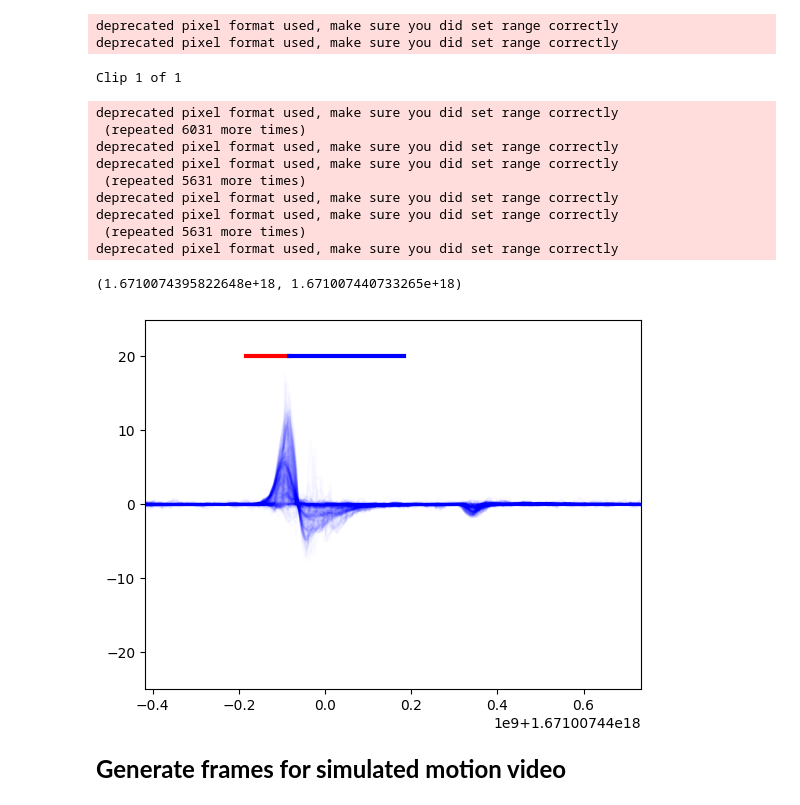
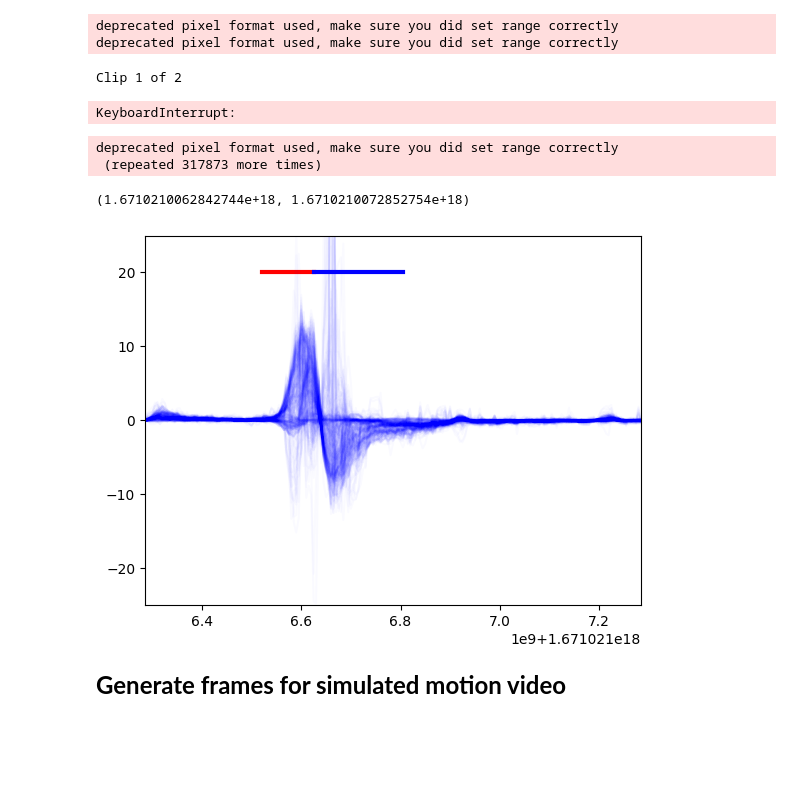
Before and after one commit to tpfffr/neon_blink_detection, a Jupyter notebook: notebooks/check_optical_flow.ipynb, the cells around one changed output. Cells and saved outputs as stored; diff of their text form; code cells hidden in the pictures; blank space fills up the shorter version.

```diff
--- a/notebooks/check_optical_flow.ipynb
+++ b/notebooks/check_optical_flow.ipynb
@@ -36,7 +36,7 @@ clip_names = np.array(
     ]
 )
 
-iclip = 0
+iclip = 1
 # %%
 rec = video_loader(of_params, aug_params)
 
@@ -44,16 +44,8 @@ ts, images_left, images_right = rec._get_frames(clip_names[iclip], convert_to_gr
 # %% [output]
 deprecated pixel format used, make sure you did set range correctly
 deprecated pixel format used, make sure you did set range correctly
-Clip 1 of 1
+Clip 1 of 2
-deprecated pixel format used, make sure you did set range correctly
- (repeated 6031 more times)
-deprecated pixel format used, make sure you did set range correctly
-deprecated pixel format used, make sure you did set range correctly
- (repeated 5631 more times)
-deprecated pixel format used, make sure you did set range correctly
-deprecated pixel format used, make sure you did set range correctly
- (repeated 5631 more times)
-deprecated pixel format used, make sure you did set range correctly
+KeyboardInterrupt:
 # %%
 of_params = OfParams(n_layers=3, layer_interval=7, average=False, img_shape=(64, 64), grid_size=4, step_size=5, window_size=11, stop_steps=3)
 
@@ -76,22 +68,24 @@ offsets = np.vstack((np.array(labels[labels["label"]=="offset"]["start_ts"]), np
 # %%
 
 import matplotlib.pyplot as plt
 
 for onset in onsets:
     if onset[0]>ts[0]:
         plt.plot(onset, [20,20], "r", lw=3)
 for offset in offsets:
     if offset[0]>ts[0]:
         plt.plot(offset, [20,20], "b", lw=3)
 
 for i in range(400):
     plt.plot(ts, of_left[:,i], 'b', alpha=0.02)
 
 plt.ylim(-25,25)
-plt.xlim(ts[250], ts[480])
+plt.xlim(ts[0], ts[200])
 # %% [output]
-(1.6710074395822648e+18, 1.671007440733265e+18)
+deprecated pixel format used, make sure you did set range correctly
+ (repeated 317873 more times)
+(1.6710210062842744e+18, 1.6710210072852754e+18)
-[figure, old version]
+[figure, new version]
 # %%
 f, ax = plt.subplots(10, 10)
 f.set_size_inches(20,20)
```
Also changed, not shown: parts of 14 cells of this notebook, 5 other files.
